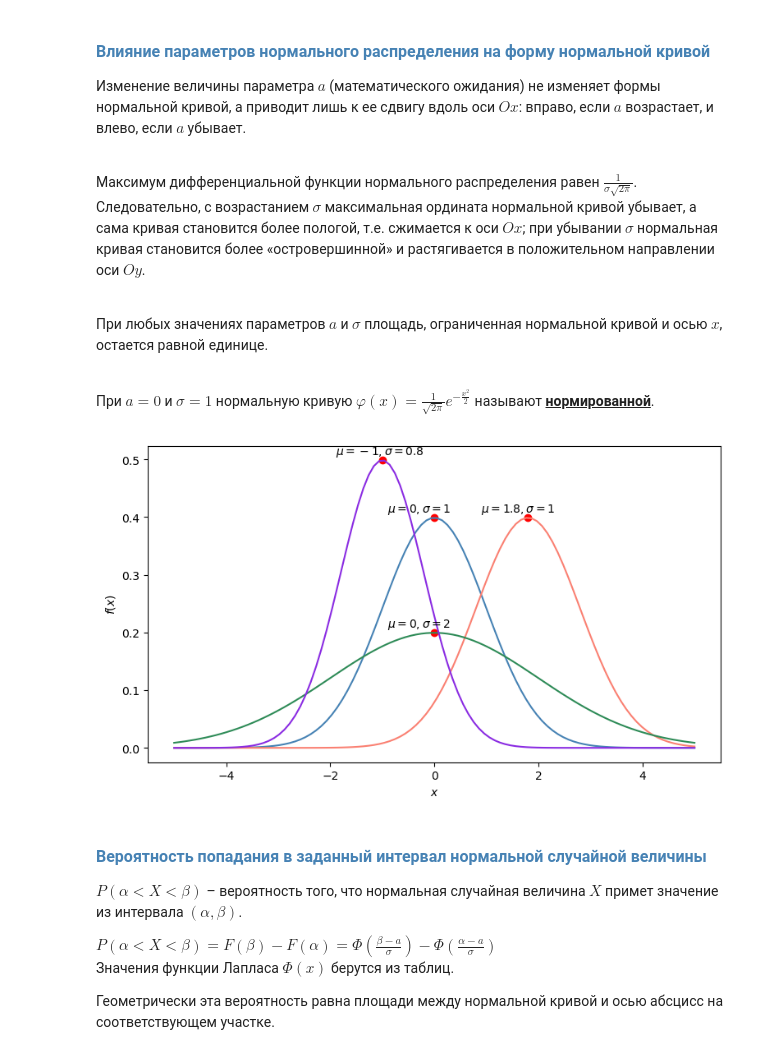
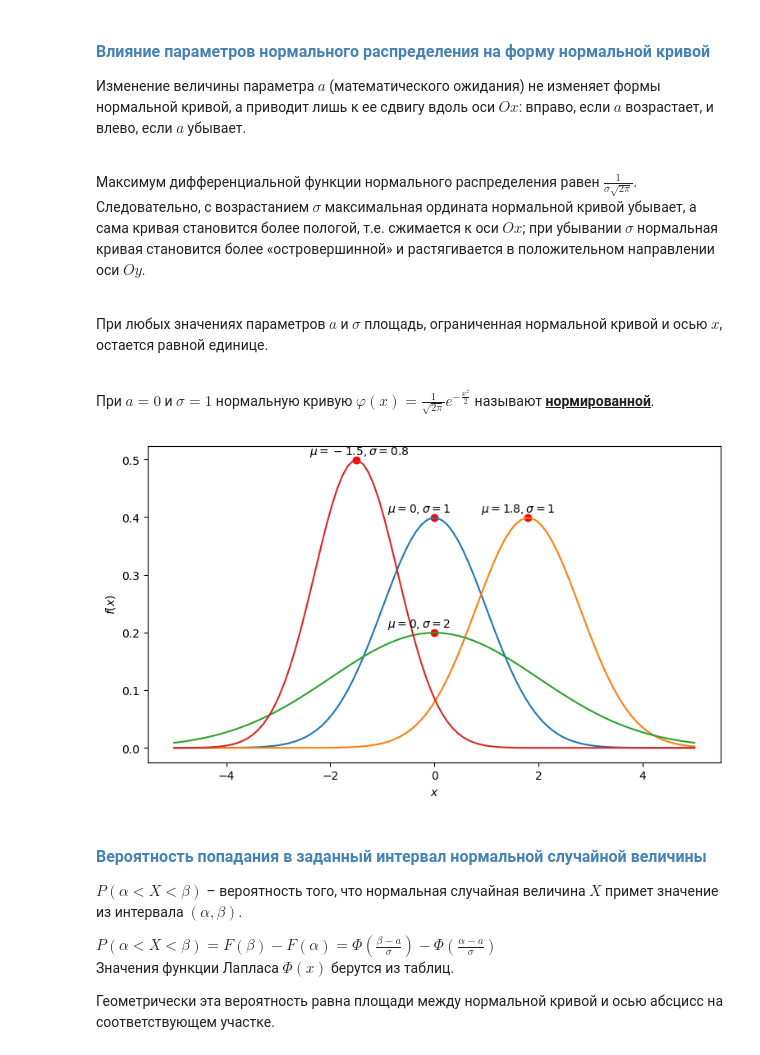
Before and after one commit to TanXmas/ProbabilityTheory_and_Statistics, a Jupyter notebook: PT_03_Continuous random variable.ipynb, the cells around one changed output. Cells and saved outputs as stored; diff of their text form; code cells hidden in the pictures.

```diff
--- a/PT_03_Continuous random variable.ipynb
+++ b/PT_03_Continuous random variable.ipynb
@@ -232,25 +230,23 @@ plt.xlabel('$x$');
 <br><br>
 
 При $a=0$ и $\sigma=1$ нормальную кривую $\displaystyle \varphi(x) = \frac{1}{\sqrt{2\pi}} e^{-\frac{x^2}{2}}$ называют <u>**нормированной**</u>.
-# %%
-plt.figure(figsize=(9,5))
-
-x = np.linspace(-5, 5, 100)
-
-data = {'steelblue': (0,1), 'salmon': (1.8, 1), 'seagreen': (0, 2), 'blueviolet': (-1, 0.8)}
-for color, val in data.items():
-    a, S = val
-    norm_rv = stats.norm(loc=a, scale=S)
-    pdf = norm_rv.pdf(x)
-    plt.plot(x, pdf, color=color)
-    f_max = 1 / (S * np.sqrt(2 * np.pi))
-    plt.scatter([a], [f_max], color="red"); # максимум
-    plt.text(a-0.9, f_max+0.01, f'$\mu={a}, \sigma={S}$')
-
-plt.ylabel('$f(x)$')
-plt.xlabel('$x$');
-# %% [output]
-[figure, removed]
+# %%
+plt.figure(figsize=(9,5))
+
+x = np.linspace(-5, 5, 100)
+
+for a, S in [(0,1), (1.8, 1), (0, 2), (-1.5, 0.8)]:
+    norm_rv = stats.norm(loc=a, scale=S)
+    pdf = norm_rv.pdf(x)
+    plt.plot(x, pdf)
+    f_max = 1 / (S * np.sqrt(2 * np.pi))
+    plt.scatter([a], [f_max], color="red"); # максимум
+    plt.text(a-0.9, f_max+0.01, f'$\mu={a}, \sigma={S}$')
+
+plt.ylabel('$f(x)$')
+plt.xlabel('$x$');
+# %% [output]
+[figure, added]
 # %% [markdown]
 #### <font color = SteelBlue size = 3> <b>Вероятность попадания в заданный интервал нормальной случайной величины</b> </font>
 
```
Also changed, not shown: parts of 3 cells of this notebook.
